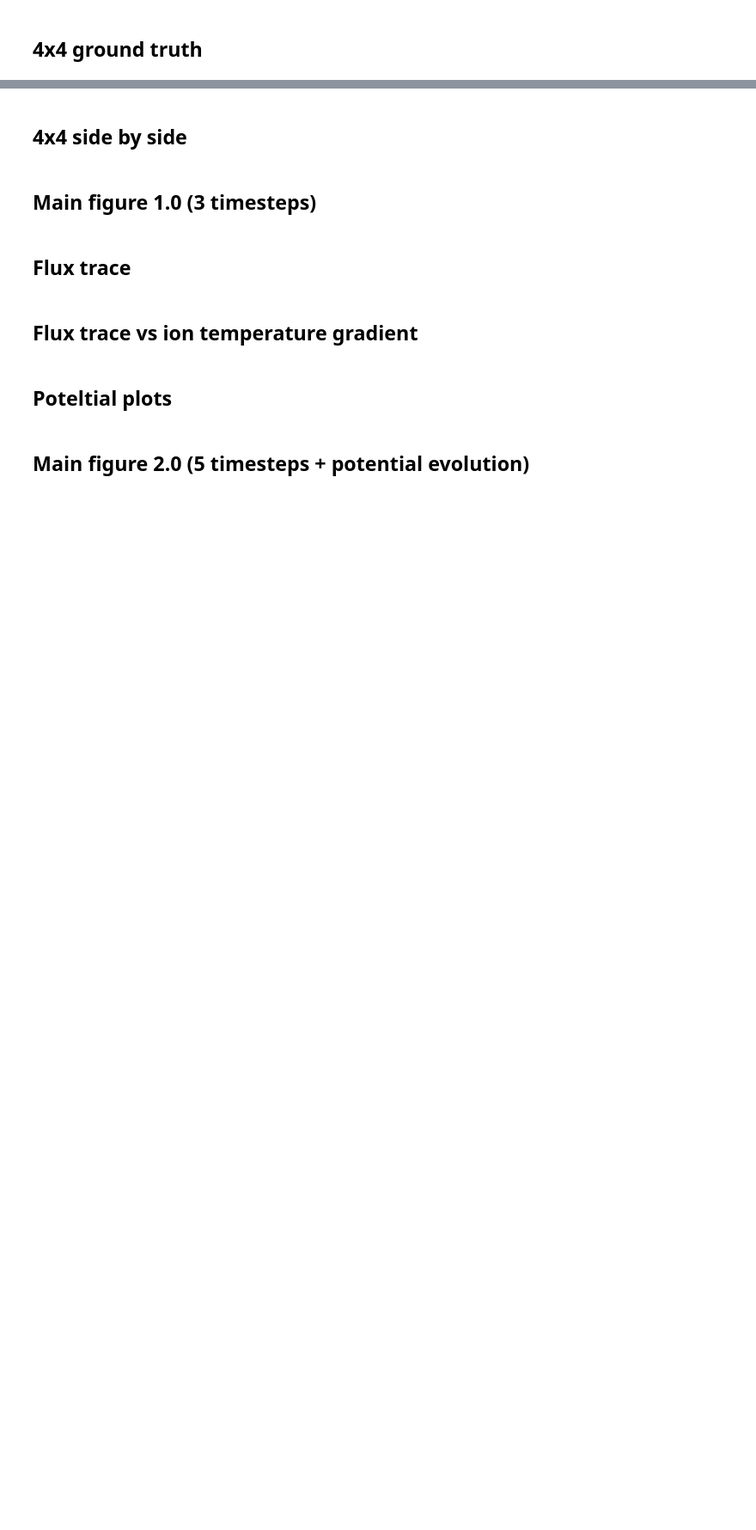
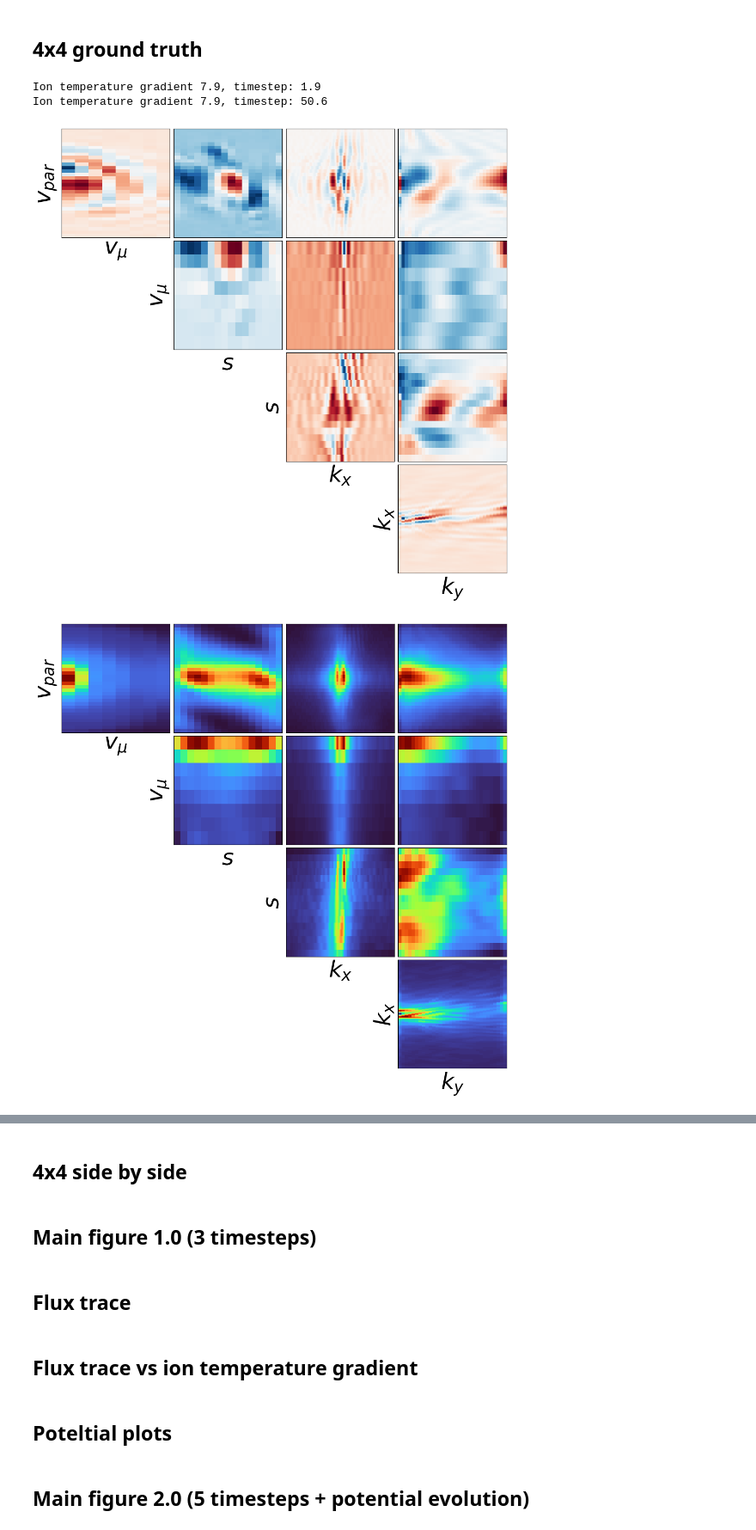
Before and after one commit to ml-jku/neural-gyrokinetics, a Jupyter notebook: notebooks/paper_plotting.ipynb, the cells around one changed output, grey strips where cells are left out. Shown at 86% size. Cells and saved outputs as stored; diff of their text form; code cells hidden in the pictures; blank space fills up the shorter version.

```diff
--- a/notebooks/paper_plotting.ipynb
+++ b/notebooks/paper_plotting.ipynb
@@ -105,10 +100,10 @@ def plot4x4(x1, title="", mode="mean", slice="mid", use_colorbar=False):
             cbar.ax.tick_params(labelsize=12)
 
         if j == 1 or (i == 1 and j == 2) or (i == 2 and j == 3) or (i == 3 and j == 4):
-            ax_ij.set_ylabel(rf"${labels[i]}$", fontsize=36)
+            ax_ij.set_ylabel(rf"${labels[i]}$", fontsize=42)
 
         if i == 3 or j == 1 or (i == 1 and j == 2) or (i == 2 and j == 3):
-            ax_ij.set_xlabel(rf"${labels[j]}$", fontsize=36)
+            ax_ij.set_xlabel(rf"${labels[j]}$", fontsize=42)
 
         ax_ij.set_xticks([])
         ax_ij.set_yticks([])
@@ -120,63 +115,68 @@ def plot4x4(x1, title="", mode="mean", slice="mid", use_colorbar=False):
 sample = dataset[1]
 plot = plot4x4(sample.x, mode="mean", slice="end")
 plot.savefig(
-    f"5Dplots/avg_{sample.itg.item():.1f}_{sample.timestep.item():.1f}.svg",
+    f"5Dplots/compact_avg_{sample.itg.item():.1f}_{sample.timestep.item():.1f}.svg",
     bbox_inches="tight",
 )
 plot = plot4x4(sample.x, mode="std", slice="end")
 plot.savefig(
-    f"5Dplots/std_{sample.itg.item():.1f}_{sample.timestep.item():.1f}.svg",
+    f"5Dplots/compact_std_{sample.itg.item():.1f}_{sample.timestep.item():.1f}.svg",
     bbox_inches="tight",
 )
 
 plot = plot4x4(sample.x, mode="slice", slice="end")
 plot.savefig(
-    f"5Dplots/end_{sample.itg.item():.1f}_{sample.timestep.item():.1f}.svg",
+    f"5Dplots/compact_end_{sample.itg.item():.1f}_{sample.timestep.item():.1f}.svg",
     bbox_inches="tight",
 )
 plot = plot4x4(sample.x, mode="slice", slice="start")
 plot.savefig(
-    f"5Dplots/start_{sample.itg.item():.1f}_{sample.timestep.item():.1f}.svg",
+    f"5Dplots/compact_start_{sample.itg.item():.1f}_{sample.timestep.item():.1f}.svg",
     bbox_inches="tight",
 )
 plot = plot4x4(sample.x, mode="slice", slice="mid")
 plot.savefig(
-    f"5Dplots/mid_{sample.itg.item():.1f}_{sample.timestep.item():.1f}.svg",
+    f"5Dplots/compact_mid_{sample.itg.item():.1f}_{sample.timestep.item():.1f}.svg",
     bbox_inches="tight",
 )
 print(
     f"Ion temperature gradient {sample.itg.item():.1f}, timestep: {sample.timestep.item():.1f}"
 )
 plt.close()
 
 sample = dataset[50]
 plot = plot4x4(sample.x, mode="mean", slice="end")
 plot.savefig(
-    f"5Dplots/avg_{sample.itg.item():.1f}_{sample.timestep.item():.1f}.svg",
+    f"5Dplots/compact_avg_{sample.itg.item():.1f}_{sample.timestep.item():.1f}.svg",
     bbox_inches="tight",
 )
 plot = plot4x4(sample.x, mode="std", slice="end")
 plot.savefig(
-    f"5Dplots/std_{sample.itg.item():.1f}_{sample.timestep.item():.1f}.svg",
+    f"5Dplots/compact_std_{sample.itg.item():.1f}_{sample.timestep.item():.1f}.svg",
     bbox_inches="tight",
 )
 
 plot = plot4x4(sample.x, mode="slice", slice="end")
 plot.savefig(
-    f"5Dplots/end_{sample.itg.item():.1f}_{sample.timestep.item():.1f}.svg",
+    f"5Dplots/compact_end_{sample.itg.item():.1f}_{sample.timestep.item():.1f}.svg",
     bbox_inches="tight",
 )
 plot = plot4x4(sample.x, mode="slice", slice="start")
 plot.savefig(
-    f"5Dplots/start_{sample.itg.item():.1f}_{sample.timestep.item():.1f}.svg",
+    f"5Dplots/compact_start_{sample.itg.item():.1f}_{sample.timestep.item():.1f}.svg",
     bbox_inches="tight",
 )
 plot = plot4x4(sample.x, mode="slice", slice="mid")
 plot.savefig(
-    f"5Dplots/mid_{sample.itg.item():.1f}_{sample.timestep.item():.1f}.svg",
+    f"5Dplots/compact_mid_{sample.itg.item():.1f}_{sample.timestep.item():.1f}.svg",
     bbox_inches="tight",
 )
 print(
     f"Ion temperature gradient {sample.itg.item():.1f}, timestep: {sample.timestep.item():.1f}"
 )
 plt.close()
+# %% [output]
+Ion temperature gradient 7.9, timestep: 1.9
+Ion temperature gradient 7.9, timestep: 50.6
+[figure, added]
+[figure, added]
```
Also changed, not shown: parts of 3 cells of this notebook, 5 other files.
